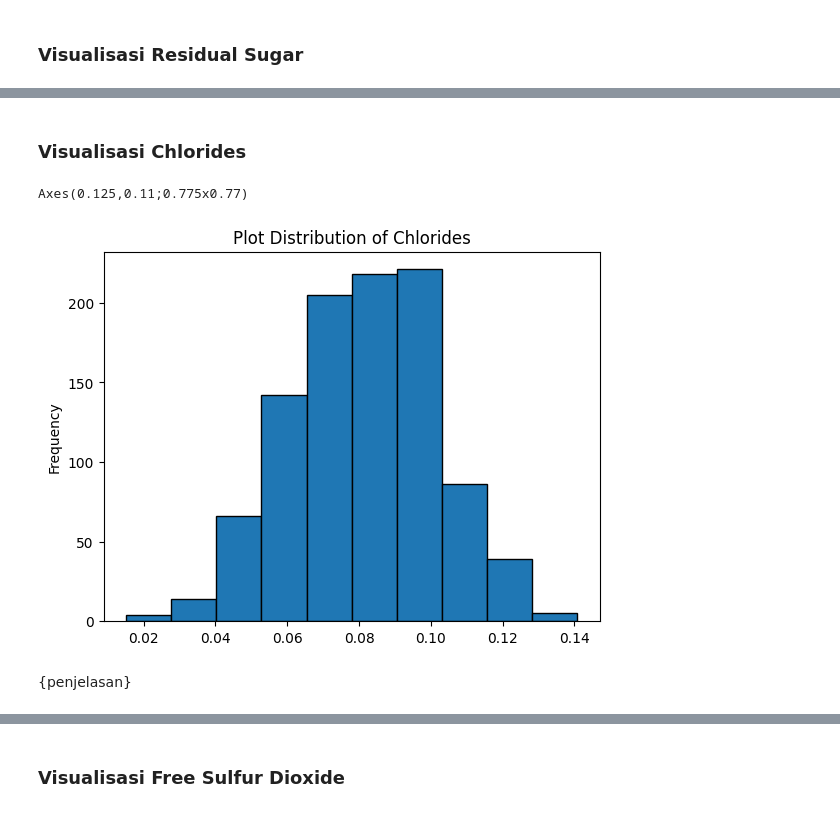
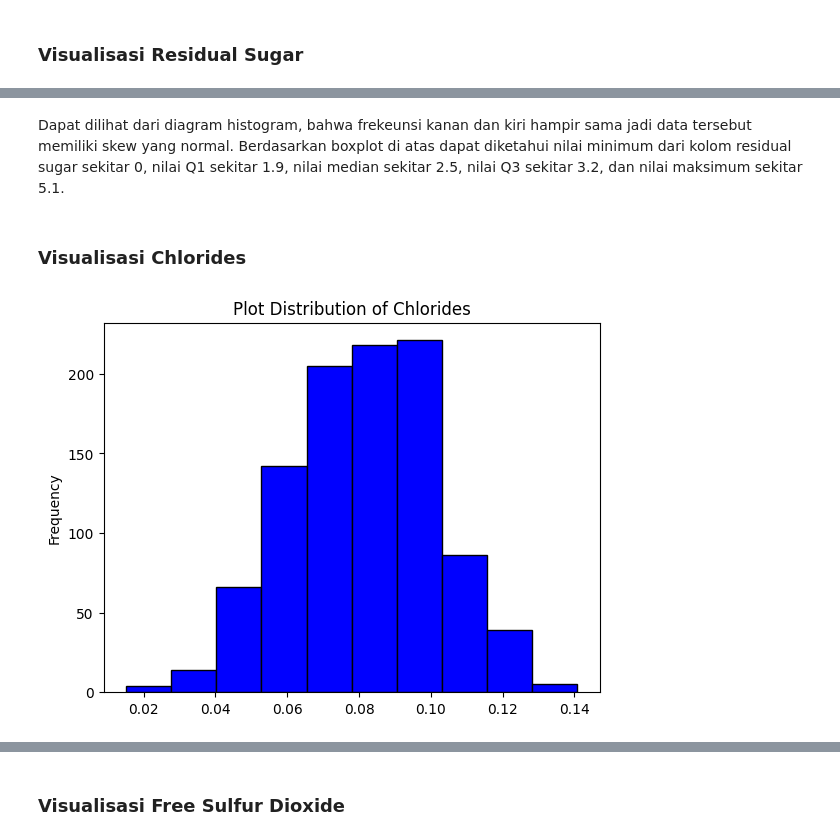
Before and after one commit to dhanikanovlisa/K02-T1-IF2220-13521132, a Jupyter notebook: K02-T1-IF2220-13521132.ipynb, the cells around one changed output, grey strips where cells are left out. Cells and saved outputs as stored; diff of their text form; code cells hidden in the pictures.

```diff
--- a/K02-T1-IF2220-13521132.ipynb
+++ b/K02-T1-IF2220-13521132.ipynb
@@ -351,10 +374,9 @@ Axes(0.125,0.11;0.775x0.77)
+# %% [markdown]
+Dapat dilihat dari diagram histogram, bahwa frekeunsi kanan dan kiri hampir sama jadi data tersebut memiliki skew yang normal. Berdasarkan boxplot di atas dapat diketahui nilai minimum dari kolom residual sugar sekitar 0, nilai Q1 sekitar 1.9, nilai median sekitar 2.5, nilai Q3 sekitar 3.2, dan nilai maksimum sekitar 5.1.
 # %% [markdown]
 ### Visualisasi Chlorides
 # %%
-ax = df["chlorides"].plot(kind = 'hist', edgecolor = 'black', title = 'Plot Distribution of Chlorides')
-print(ax)
+histogram = df["chlorides"].plot(kind = 'hist', color = 'blue', edgecolor = 'black', title = 'Plot Distribution of Chlorides')
+plt.show()
 # %% [output]
-Axes(0.125,0.11;0.775x0.77)
-[figure, old version]
+[figure, new version]
-# %% [markdown]
-{penjelasan}
```
Also changed, not shown: parts of 108 cells of this notebook, 1 other file.
